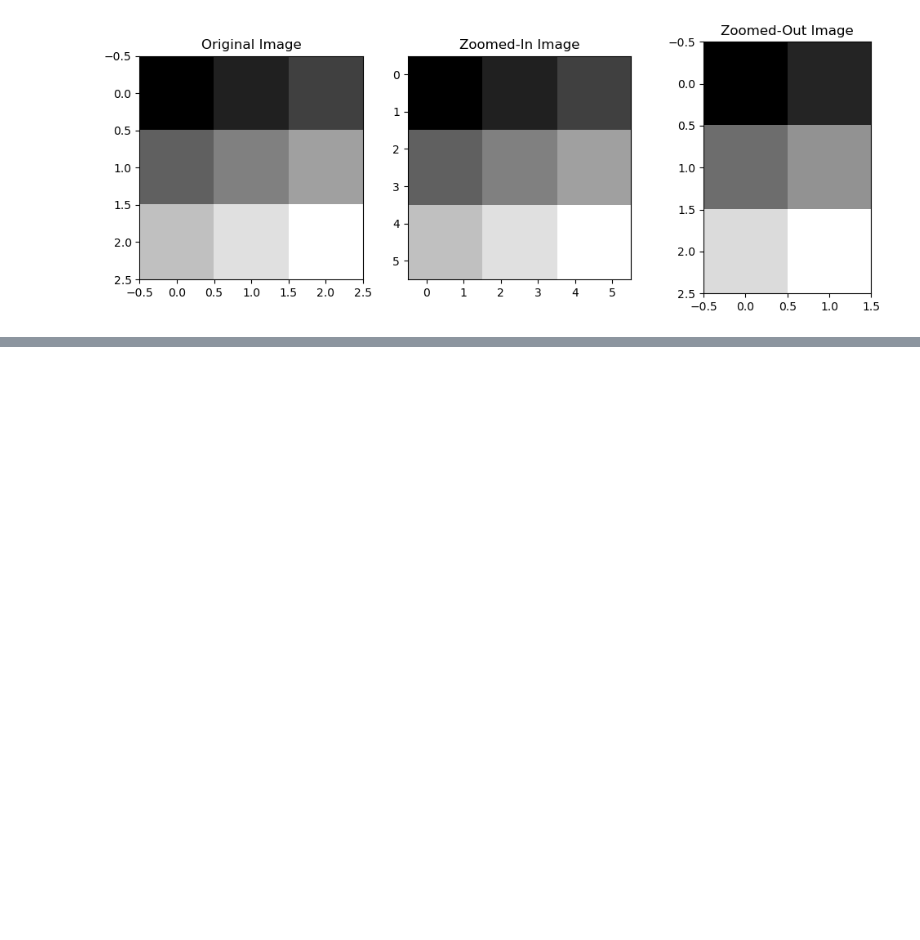
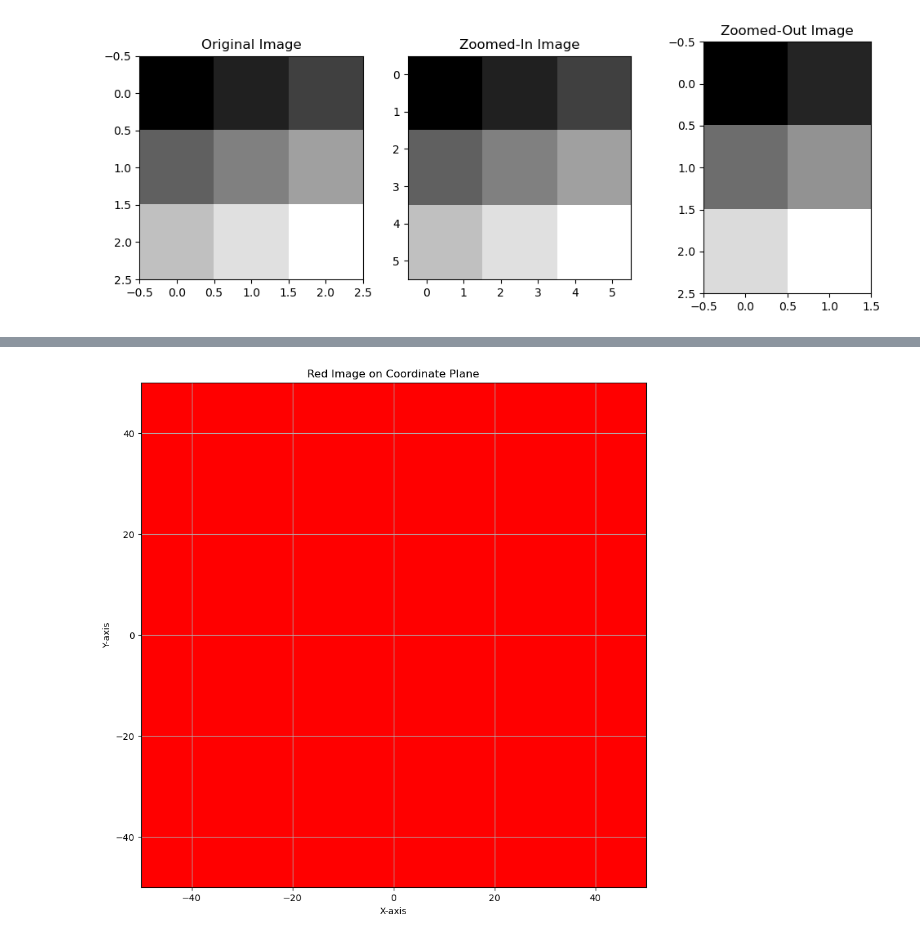
Before and after one commit to babarai45/Data_Science-2024-25, a Jupyter notebook: Data Preprocessing /All Libraries Learning /Numpy/linealgebra.ipynb, the cells around one changed output, grey strips where cells are left out. Saved outputs shown, nothing was run; the diff lists cells and outputs as text; code cells hidden in the pictures; blank space fills up the shorter version.

```diff
--- a/Data Preprocessing /All Libraries Learning /Numpy/linealgebra.ipynb
+++ b/Data Preprocessing /All Libraries Learning /Numpy/linealgebra.ipynb
@@ -176,0 +276,20 @@ image.show()
+# %%
+import numpy as np
+import matplotlib.pyplot as plt
+
+# Create a 100x100 red image as a NumPy array
+image_data = np.full((100, 100, 3), (255, 0, 0), dtype=np.uint8)
+
+# Set up the plot with a larger coordinate plane
+plt.figure(figsize=(10, 10))  # Adjust figure size as needed
+plt.imshow(image_data, extent=[-50, 50, -50, 50])  # Set image extent
+
+# Customize the plot (optional)
+plt.grid(True)  # Add grid lines
+plt.xlabel('X-axis')
+plt.ylabel('Y-axis')
+plt.title('Red Image on Coordinate Plane')
+
+plt.show()
+# %% [output]
+[figure, added]
```
Also changed, not shown: parts of 22 cells of this notebook, 12 other files.
